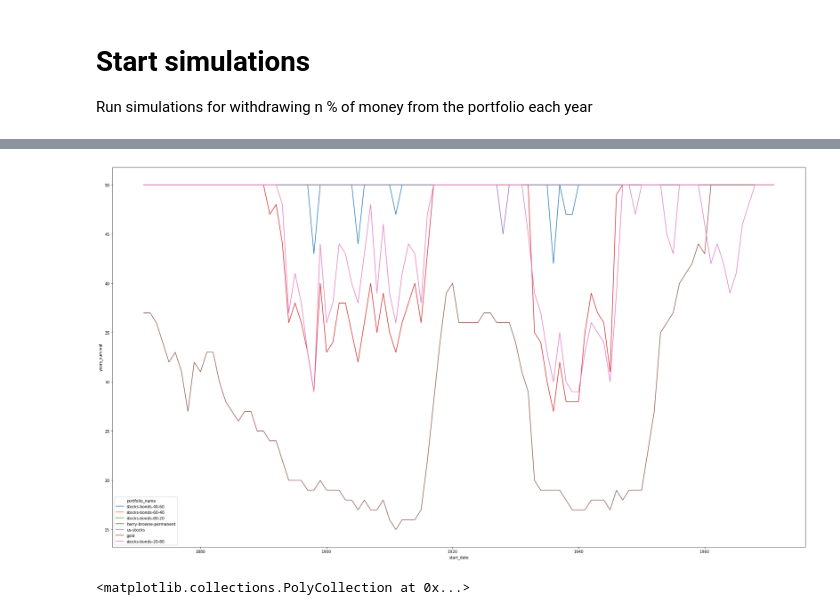
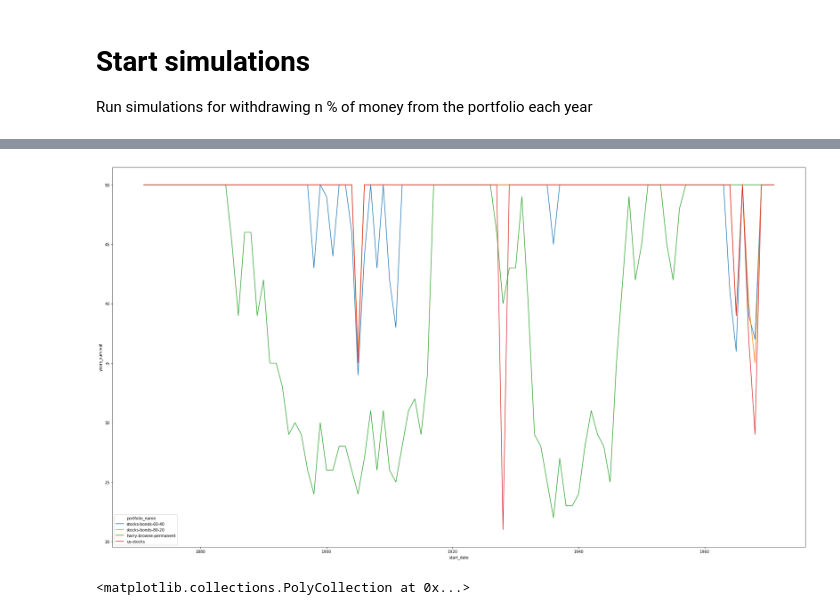
Before and after one commit to AcollaMolla/investment-analysis, a Jupyter notebook: portfolio_withdrawal_analysis_etf.ipynb, the cells around one changed output, grey strips where cells are left out. Saved outputs shown, nothing was run; the diff lists cells and outputs as text; code cells hidden in the pictures.

Commit message:
[main] Add results and discussions

```diff
--- a/portfolio_withdrawal_analysis_etf.ipynb
+++ b/portfolio_withdrawal_analysis_etf.ipynb
@@ -216,11 +186,12 @@ gold                   0.020                41.396040  27  50     45
                        0.090                  6.047607e+05  4.531569e+04  9.787925e+06  6.733172e+04
                        0.100                  2.980825e+05  5.013158e+04  6.816691e+06  7.595679e+04
 # %%
+df_to_plot = results_df[(results_df['withdrawal_rate'] == 0.04) & (results_df['portfolio_name'].isin(['stocks-bonds-80-20', 'us-stocks', 'stocks-bonds-60-40', 'harry-browne-permanent']))]
 fig, ax = plt.subplots(figsize=(32,18))
-sns.lineplot(x='start_date', y='years_survival', hue='portfolio_name', data=results_df[results_df['withdrawal_rate'] == 0.035])
+sns.lineplot(x='start_date', y='years_survival', hue='portfolio_name', data=df_to_plot)
 plt.show()
 # %% [output]
-[figure, old version]
+[figure, new version]
 # %%
 test_df = results_df
 arr = test_df['years_survival']
```
Also changed, not shown: parts of 12 cells of this notebook.
